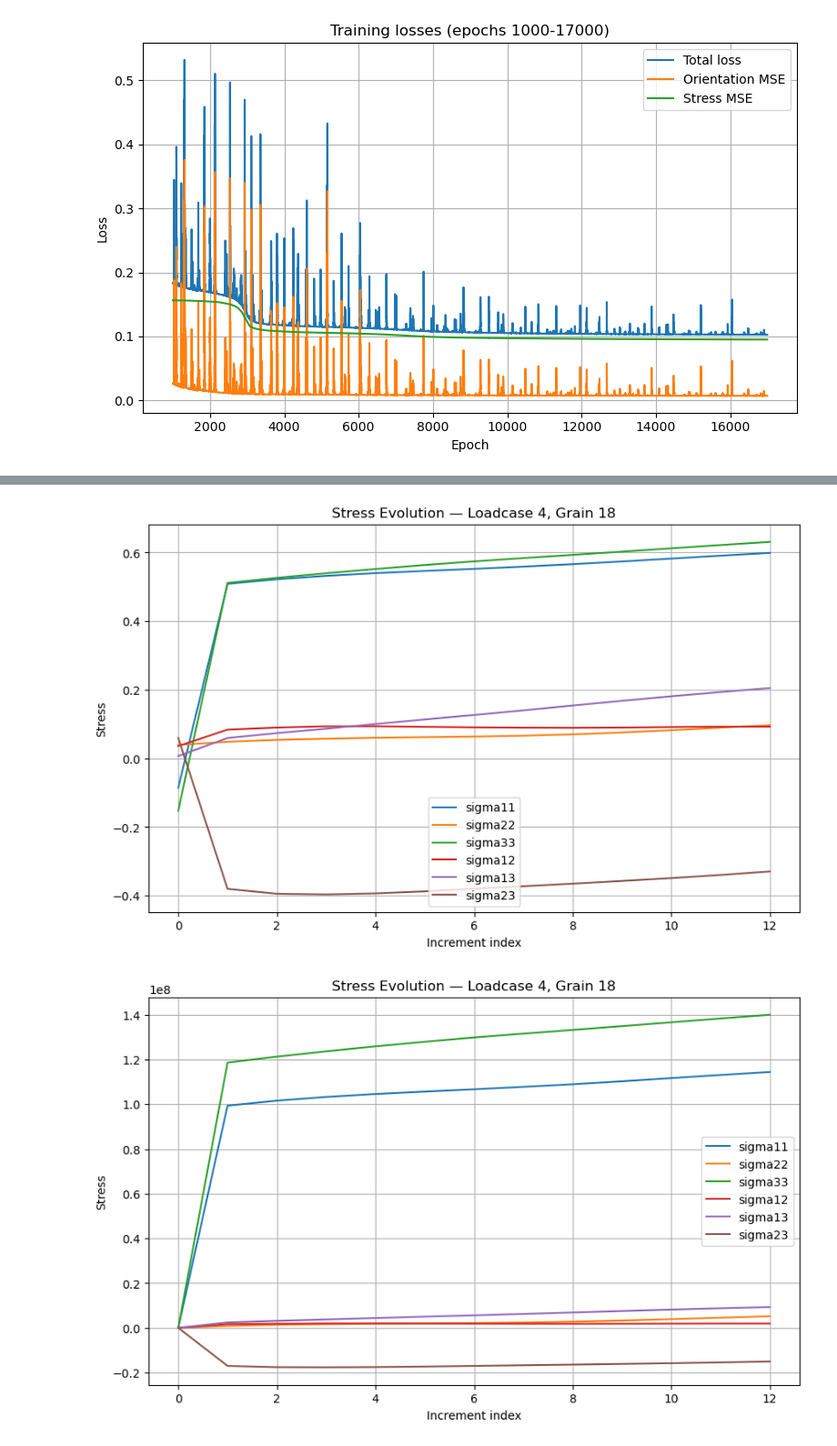
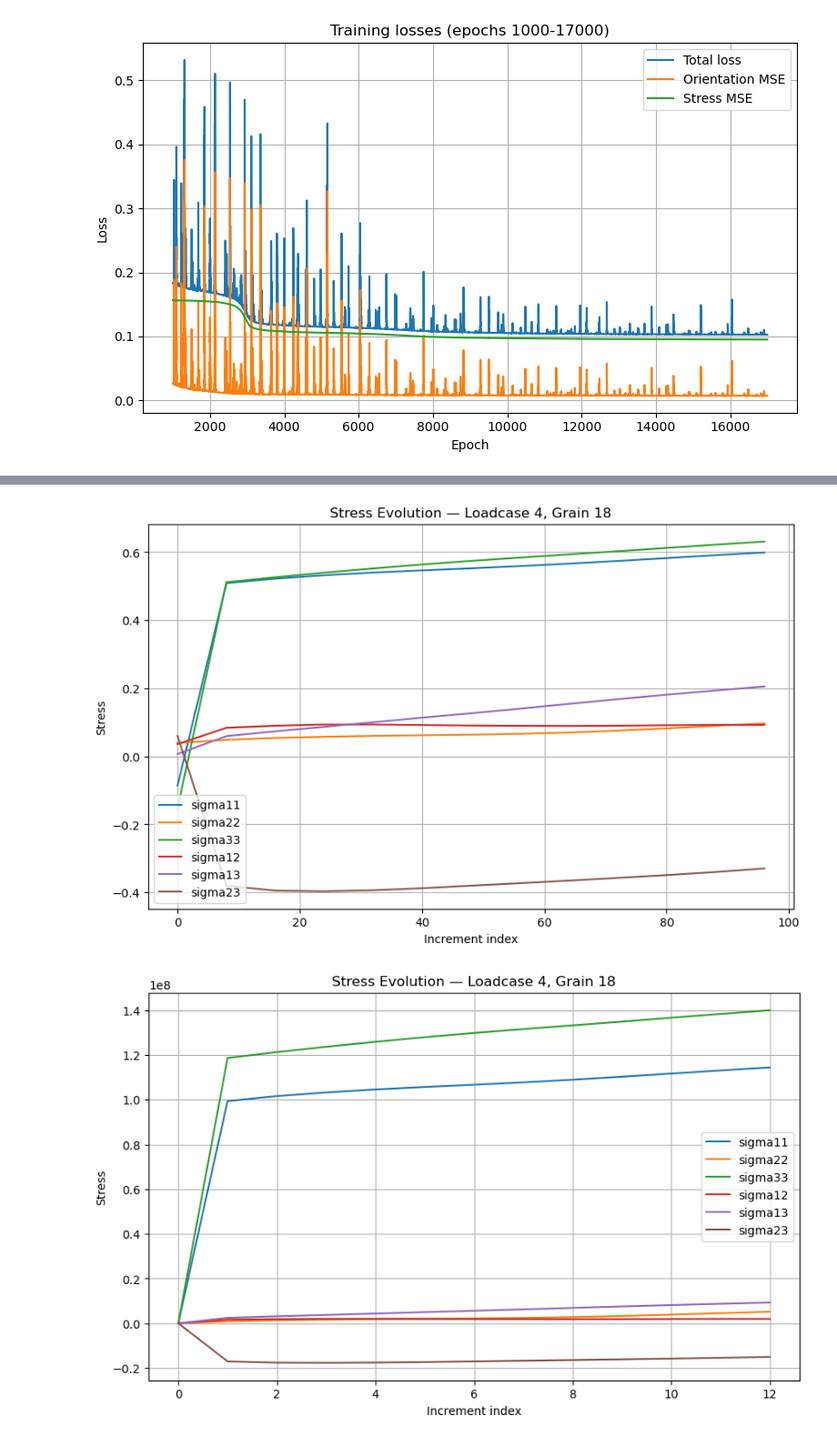
Before and after one commit to Machine-Intelligence-Characterisation/GNN-for-Grain-Track, a Jupyter notebook: TGNN/tgnn_simulation_model.ipynb, the cells around one changed output, grey strips where cells are left out. Shown at 91% size. Drawn from its saved outputs; the diff is of its cells as text; code cells hidden in the pictures.

```diff
--- a/TGNN/tgnn_simulation_model.ipynb
+++ b/TGNN/tgnn_simulation_model.ipynb
@@ -255,32 +389,47 @@ class FCNN(torch.nn.Module):
 # %%
 import numpy as np
-# import h5py
 
-# h5_data = h5py.File('demo_dataset_PN8_sq100.hdf5')
-# all_data = h5_data['data'][:]
-# print(all_data.shape)
-# print(all_data[0][1][1][0:3])
+def tensor9_to_voigt6(t9):
+    """
+    Converts (..., 9) tensor -> (..., 6)
+    """
+    return np.stack([
+        t9[..., 0],  # 11
+        t9[..., 4],  # 22
+        t9[..., 8],  # 33
+        t9[..., 1],  # 12
+        t9[..., 2],  # 13
+        t9[..., 5],  # 23
+    ], axis=-1)
 
 """ features are: quaternion (0-3), Fp (4-12), strain (13-21), stress (22-30), RVE strain average (31-39)"""
 all_data_raw = np.load("simulation_grain_data/grain_feature_tensor.npy")
-all_data = np.load("simulation_grain_data/grain_feature_tensor.npy")
-print(all_data.shape)
+# all_data = np.load("simulation_grain_data/grain_feature_tensor.npy")
+all_data = expanded_data
 
-strain_path = all_data[0]
-init_ori = strain_path[:, 0, 0:4]
+# strain_path = all_data[0]
+# init_ori = strain_path[:, 0, 0:4]
 
+# normalise each strain path
 for i in range(22, 31):
     stress_component = all_data[:, :, :, i]
     min_ = stress_component.min()
     max_ = stress_component.max()
     all_data[:, :, :, i] = 2 * ((stress_component - min_) / (max_ - min_ + 1e-8)) - 1
-    # all_data[:, :, :, i] = (stress_component - min_) / (max_ - min_ + 1e-8)
 
 print(all_data.shape)
 
-# rve_increments = strain_path[50, :, 31:40]   # grain 0 used, RVE increments are identical for all grains in a strain path
-# print(rve_increments)
-# strain_incs = rve_increments*100    # Output multiplied by 100, follows the paper.
+# rve_acc_strain = strain_path[0, :, 31:40]   # grain 0 used, RVE increments are identical for all grains in a strain path
+# rve_acc_strain = tensor9_to_voigt6(rve_acc_strain)  # convert 9 component to 6 component, (13,9) -> (13,6)
+# strain_incs = rve_acc_strain*100    # Output multiplied by 100, follows the paper.
 
+# calculate diff between rve_acc_strain intervals
+# strain_incs = np.zeros((97, 6), dtype=np.float32)
+# strain_incs[1:] = np.diff(rve_acc_strain, axis=0)    # calculating strain increment, from accumulated strain. First element remains as 0.
+# strain_incs *= 100    # Output multiplied by 100, follows the paper.
+# strain_incs = torch.tensor(strain_incs, dtype=torch.float32)
+
+# print(rve_acc_strain)
+# print(strain_incs)
 # print(strain_incs.shape)
 # %% [output]
@@ -1094,45 +1287,45 @@ import numpy as np
 import numpy as np
 import matplotlib.pyplot as plt
 
-def plot_grain_stress(all_data, loadcase_idx, grain_id):
+def plot_grain_stress(all_data, loadcase_idx, grain_id, stress_slice=slice(22,31)):
     """
     all_data: (n_loadcases, n_grains, n_incs, n_features)
     loadcase_idx: int (which strain path / loadcase)
     grain_id: int
     """
     # slice 9 stress components: (n_incs, 9)
-    stress9 = all_data[loadcase_idx, grain_id, :, 22:31]
+    stress9 = all_data[loadcase_idx, grain_id, :, stress_slice]
 
     # convert to Voigt: (n_incs, 6)
     stress = tensor9_to_voigt6(stress9)
 
     increments = np.arange(stress.shape[0])
 
     labels = ['sigma11','sigma22','sigma33','sigma12','sigma13','sigma23']
 
     plt.figure(figsize=(10, 6))
     for i in range(6):
         plt.plot(increments, stress[:, i], label=labels[i])
 
     plt.xlabel("Increment index")
     plt.ylabel("Stress")
     plt.title(f"Stress Evolution — Loadcase {loadcase_idx}, Grain {grain_id}")
     plt.legend()
     plt.grid(True)
     plt.show()
 
     # print(stress)
 
 loadcase = 4
 grain_id = 18
 
 plot_grain_stress(all_data, loadcase_idx=loadcase, grain_id=grain_id)
 plot_grain_stress(all_data_raw, loadcase_idx=loadcase, grain_id=grain_id)
 
 # stress_tensor = all_data[0, 5, :, 22:31]
 # print(strain_path[0, 6, 22:31])
 # %% [output]
-[figure, old version]
+[figure, new version]
 [figure]
 # %%
 import numpy as np
```
Also changed, not shown: parts of 19 cells of this notebook, 1 other file.
